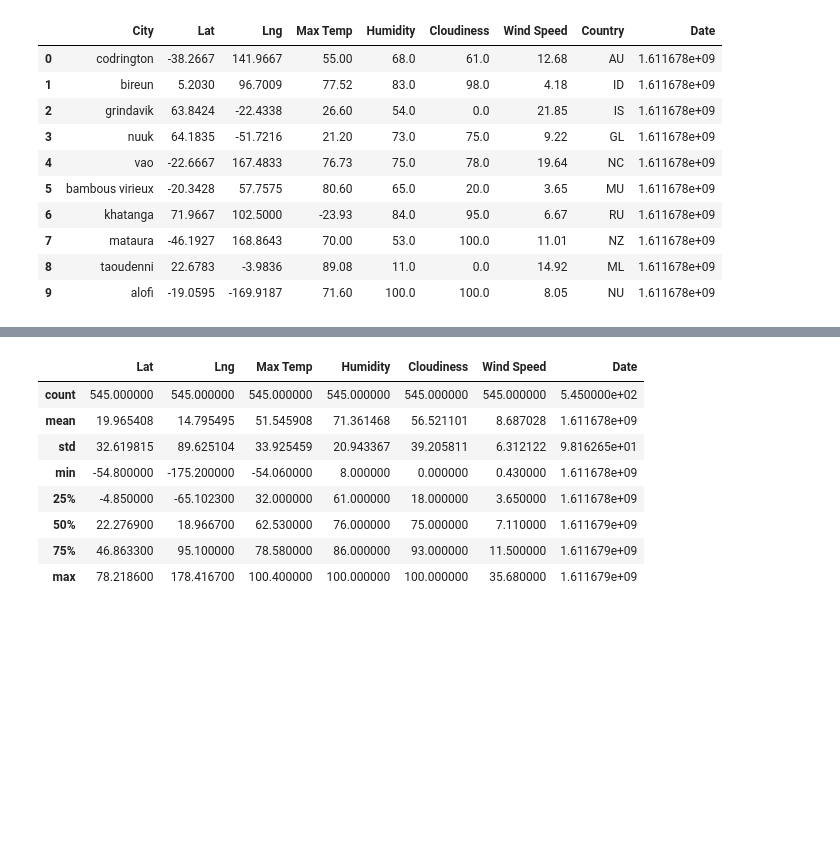
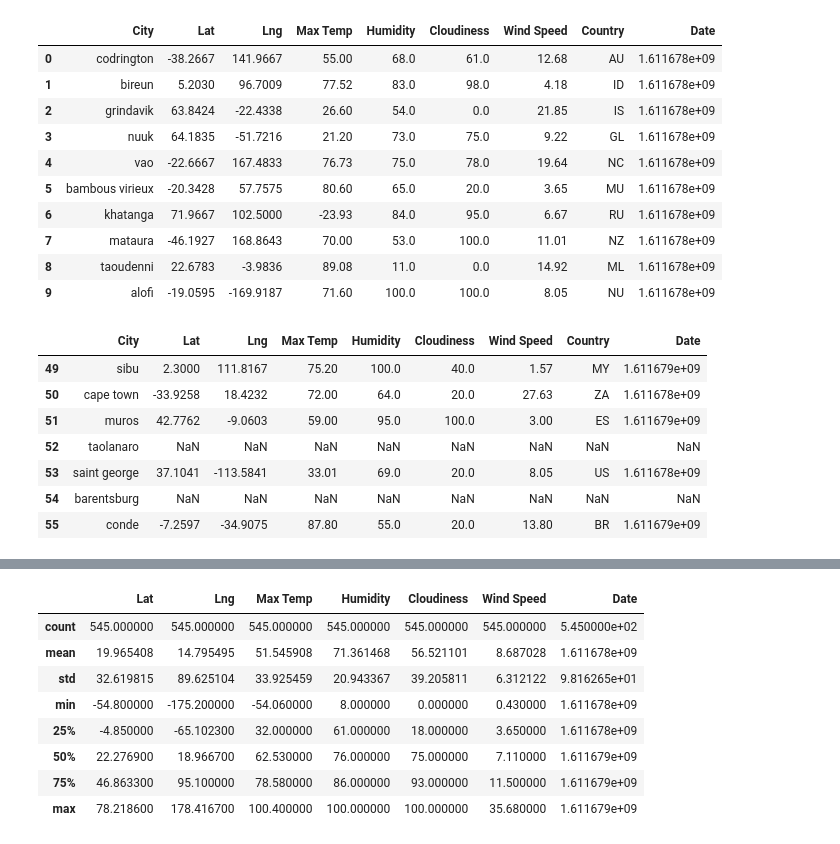
Before and after one commit to acsours/python-api-challenge, a Jupyter notebook: WeatherPy.ipynb, the cells around one changed output, grey strips where cells are left out. Cells and saved outputs as stored; diff of their text form; code cells hidden in the pictures; blank space fills up the shorter version.

```diff
--- a/WeatherPy.ipynb
+++ b/WeatherPy.ipynb
@@ -293,3 +293,14 @@ city_data_df.head(10)
 | 9 | alofi | -19.0595 | -169.9187 | 71.60 | 100.0 | 100.0 | 8.05 | NU | 1.611678e+09 |
 # %%
 city_data_df.to_csv(output_data_file)
+# %%
+city_data_df.loc[49:55,:]
+# %% [output]
+|  | City | Lat | Lng | Max Temp | Humidity | Cloudiness | Wind Speed | Country | Date |
+| 49 | sibu | 2.3000 | 111.8167 | 75.20 | 100.0 | 40.0 | 1.57 | MY | 1.611679e+09 |
+| 50 | cape town | -33.9258 | 18.4232 | 72.00 | 64.0 | 20.0 | 27.63 | ZA | 1.611678e+09 |
+| 51 | muros | 42.7762 | -9.0603 | 59.00 | 95.0 | 100.0 | 3.00 | ES | 1.611679e+09 |
+| 52 | taolanaro | NaN | NaN | NaN | NaN | NaN | NaN | NaN | NaN |
+| 53 | saint george | 37.1041 | -113.5841 | 33.01 | 69.0 | 20.0 | 8.05 | US | 1.611678e+09 |
+| 54 | barentsburg | NaN | NaN | NaN | NaN | NaN | NaN | NaN | NaN |
+| 55 | conde | -7.2597 | -34.9075 | 87.80 | 55.0 | 20.0 | 13.80 | BR | 1.611679e+09 |
```
Also changed, not shown: parts of 14 cells of this notebook.
